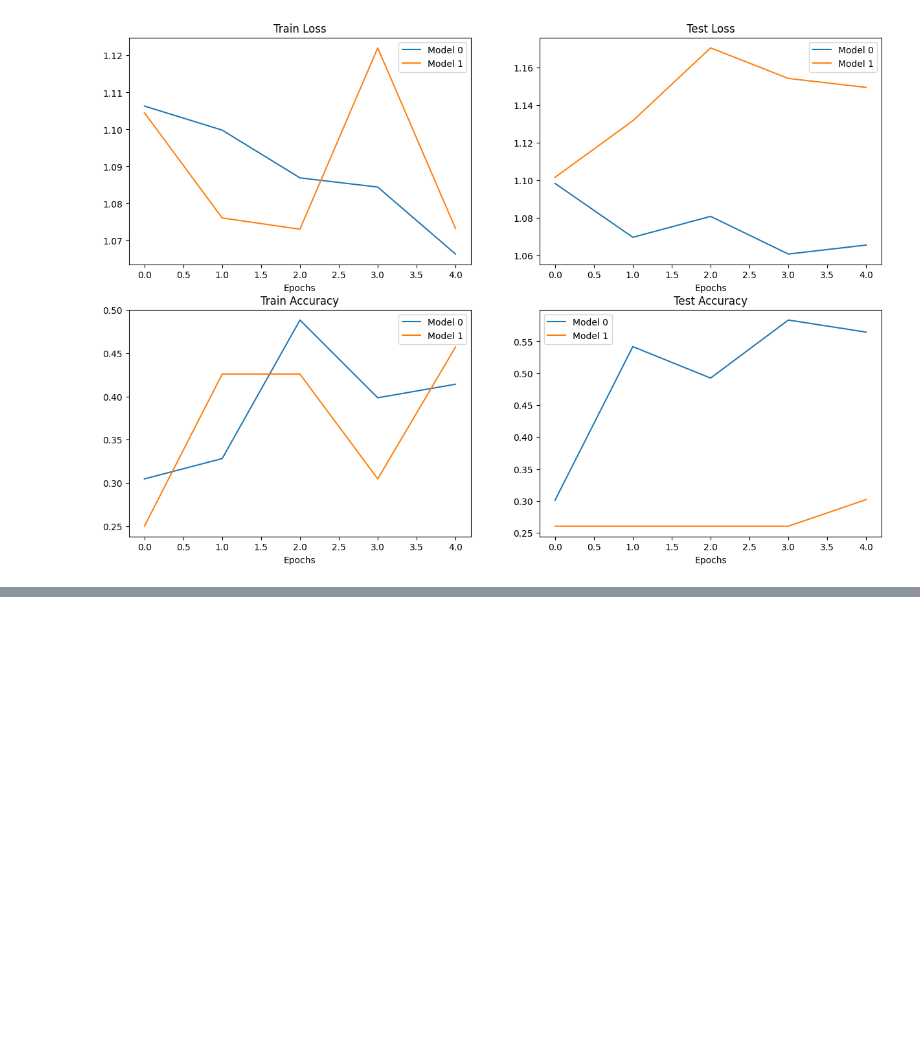
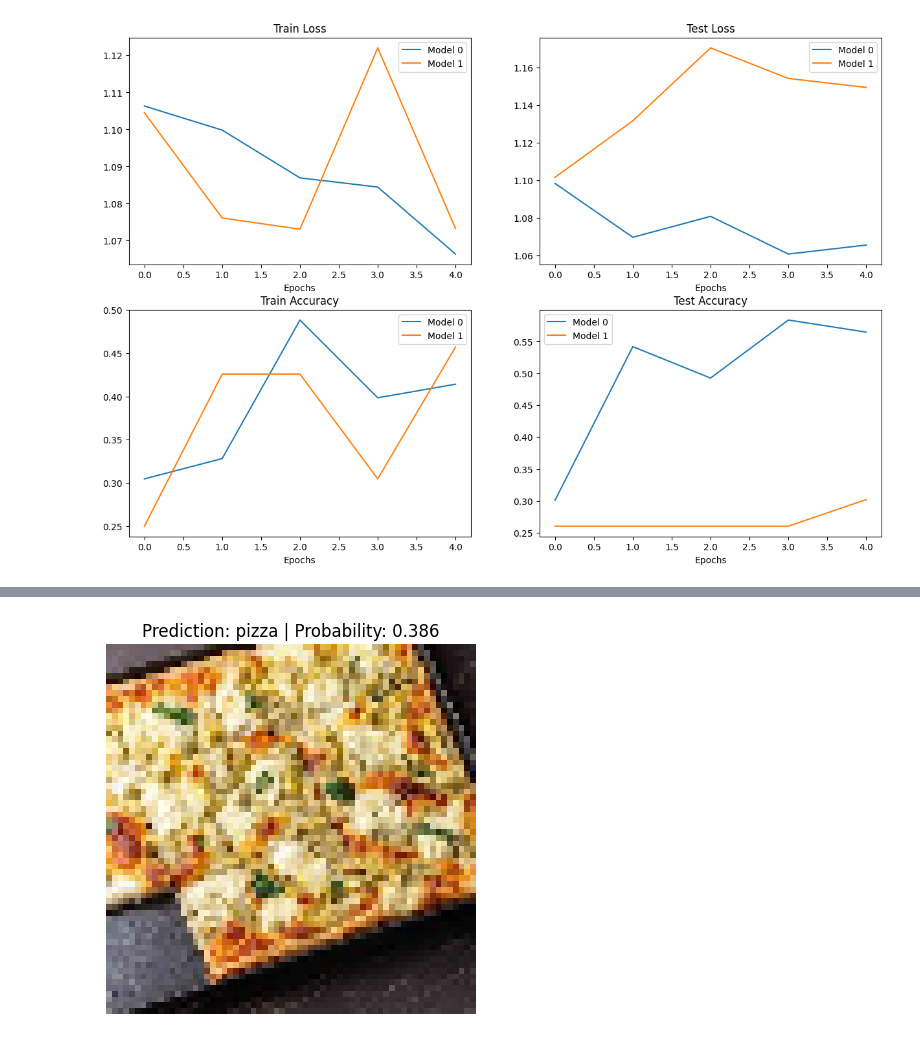
Before and after one commit to HarshEkbote/PyTorch-Basics, a Jupyter notebook: 05_ModelforCustomData.ipynb, the cells around one changed output, grey strips where cells are left out. Saved outputs shown, nothing was run; the diff lists cells and outputs as text; code cells hidden in the pictures; blank space fills up the shorter version.

```diff
--- a/05_ModelforCustomData.ipynb
+++ b/05_ModelforCustomData.ipynb
@@ -1110,0 +1244,42 @@ plt.legend();
+# %%
+#Function to predict the class of the input image
+def predict_and_plot_image(model:nn.Module,
+                           img_path:str,class_name:List[str]=None,transform=None,device:torch.device=device):
+
+  #Load the image from path and convert to float32
+  target_image=torchvision.io.read_image(str(img_path)).type(torch.float32)
+
+  #Normalize the values
+  target_image=target_image/255.
+
+  #Transform the image
+  if transform:
+    target_image=transform(target_image)
+
+  model.to(device)
+
+  #Make prediction
+  model.eval()
+  with torch.inference_mode():
+    target_image=target_image.unsqueeze(dim=0)
+    target_image_pred=model(target_image.to(device))
+
+  target_image_pred_prob=torch.softmax(target_image_pred,dim=1)
+  target_image_label=torch.argmax(target_image_pred_prob,dim=1)
+
+  plt.imshow(target_image.squeeze().permute(1,2,0))
+  if class_name:
+    title=f'Prediction: {class_name[target_image_label.cpu()]} | Probability: {target_image_pred_prob.max().cpu():.3f}'
+  else:
+    title = f"Pred: {target_image_label} | Prob: {target_image_pred_prob.max().cpu():.3f}"
+  plt.title(title)
+  plt.axis(False);
+# %%
+# Pred on our custom image
+predict_and_plot_image(model=model_1,
+                    img_path=custom_image_path,
+                    class_name=class_names,
+                    transform=cus_transform,
+                    device=device)
+# %% [output]
+[figure, added]
```
Also changed, not shown: parts of 15 cells of this notebook, 1 other file.
